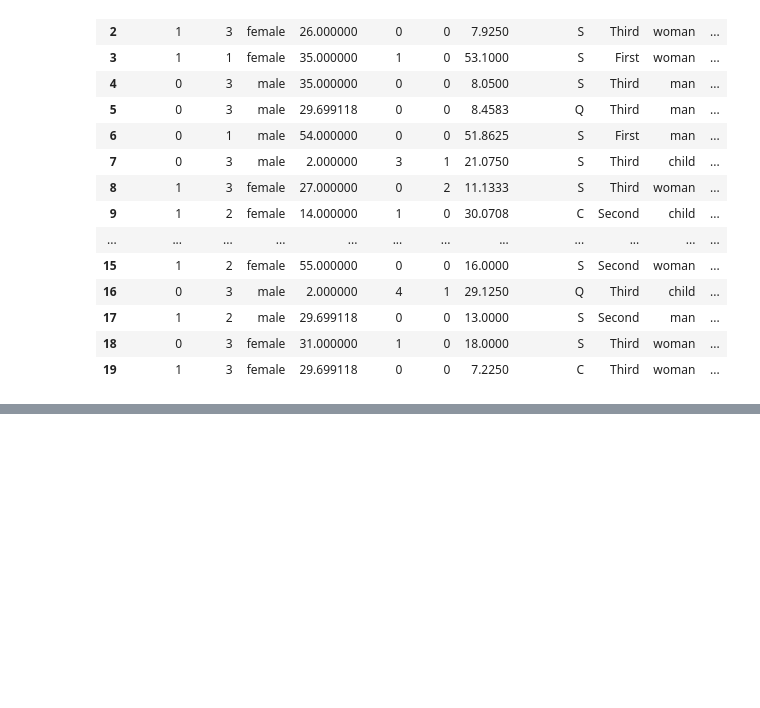
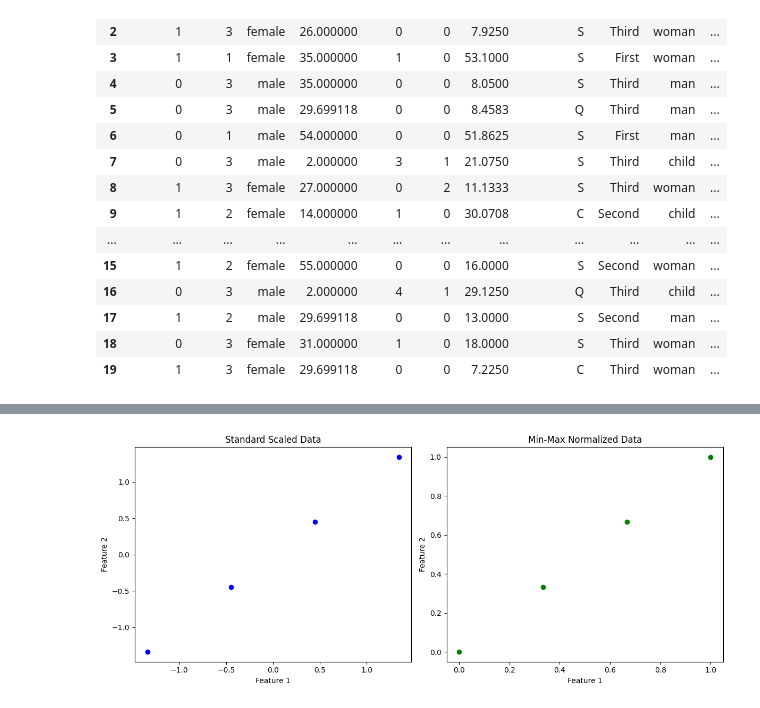
Before and after one commit to Ahangerax/Machine_Learning, a Jupyter notebook: Machie_Lrn/firstML.ipynb, the cells around one changed output, grey strips where cells are left out. Cells and saved outputs as stored; diff of their text form; code cells hidden in the pictures; blank space fills up the shorter version.

```diff
--- a/Machie_Lrn/firstML.ipynb
+++ b/Machie_Lrn/firstML.ipynb
@@ -571,0 +812,34 @@ df.head(20)
+# %%
+# scaaling and normalization
+import numpy as np
+from sklearn.preprocessing import StandardScaler, MinMaxScaler
+data = np.array([[10, 200],
+                 [20, 300],
+                 [30, 400],
+                 [40, 500]])
+# Standard Scaler
+scaler = StandardScaler()
+scaled_data = scaler.fit_transform(data)
+scaled_data
+# Min-Max Scaler
+min_max_scaler = MinMaxScaler()
+normalized_data = min_max_scaler.fit_transform(data)
+normalized_data
+
+# visualize the scaling and normalization
+import matplotlib.pyplot as plt
+plt.figure(figsize=(12, 5))
+plt.subplot(1, 2, 1)
+plt.title('Standard Scaled Data')
+plt.scatter(scaled_data[:, 0], scaled_data[:, 1], color='blue')
+plt.xlabel('Feature 1')
+plt.ylabel('Feature 2')
+plt.subplot(1, 2, 2)
+plt.title('Min-Max Normalized Data')
+plt.scatter(normalized_data[:, 0], normalized_data[:, 1], color='green')
+plt.xlabel('Feature 1')
+plt.ylabel('Feature 2')
+plt.tight_layout()
+plt.show()
+# %% [output]
+[figure, added]
```
Also changed, not shown: parts of 35 cells of this notebook, 30 other files.
